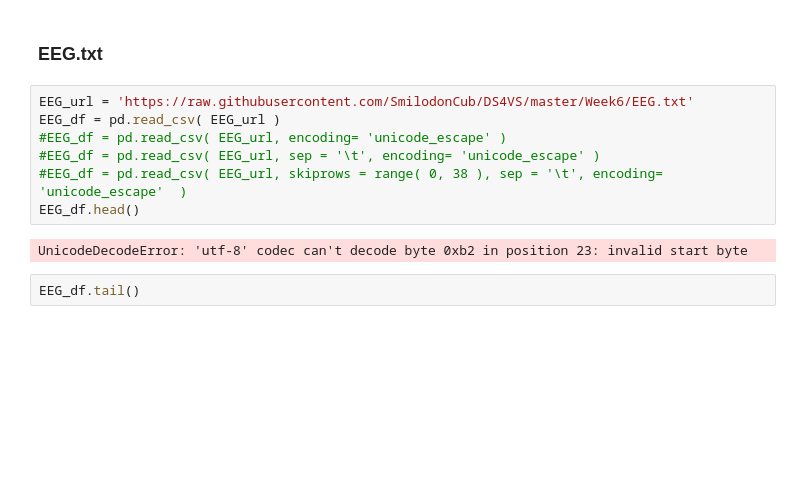
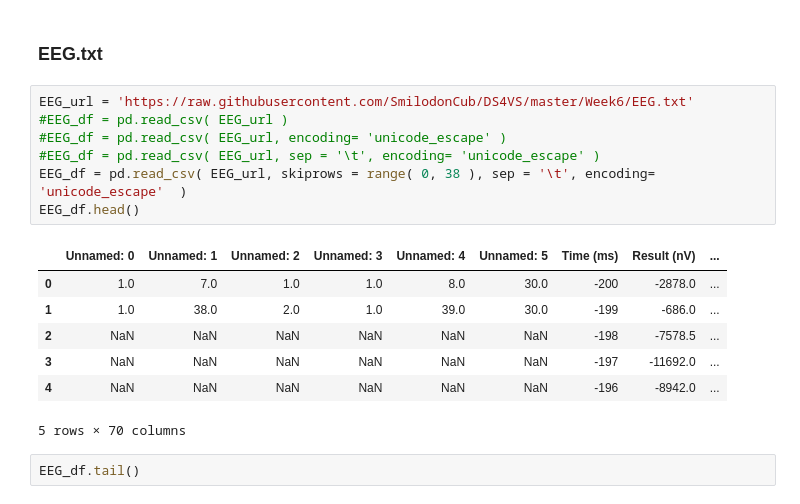
Before and after one commit to SmilodonCub/DS4VS, a Jupyter notebook: Week6/DS4VS_week6_EDA.ipynb, the cells around one changed output. Drawn from its saved outputs; the diff is of its cells as text; blank space fills up the shorter version.

```diff
--- a/Week6/DS4VS_week6_EDA.ipynb
+++ b/Week6/DS4VS_week6_EDA.ipynb
@@ -25,13 +39,19 @@ import seaborn as sns
 ### EEG.txt
 # %%
 EEG_url = 'https://raw.githubusercontent.com/SmilodonCub/DS4VS/master/Week6/EEG.txt'
-EEG_df = pd.read_csv( EEG_url )
+#EEG_df = pd.read_csv( EEG_url )
 #EEG_df = pd.read_csv( EEG_url, encoding= 'unicode_escape' )
 #EEG_df = pd.read_csv( EEG_url, sep = '\t', encoding= 'unicode_escape' )
-#EEG_df = pd.read_csv( EEG_url, skiprows = range( 0, 38 ), sep = '\t', encoding= 'unicode_escape'  )
+EEG_df = pd.read_csv( EEG_url, skiprows = range( 0, 38 ), sep = '\t', encoding= 'unicode_escape'  )
 EEG_df.head()
 # %% [output]
+|  | Unnamed: 0 | Unnamed: 1 | Unnamed: 2 | Unnamed: 3 | Unnamed: 4 | Unnamed: 5 | Time (ms) | Result (nV) | ... |
+| 0 | 1.0 | 7.0 | 1.0 | 1.0 | 8.0 | 30.0 | -200 | -2878.0 | ... |
+| 1 | 1.0 | 38.0 | 2.0 | 1.0 | 39.0 | 30.0 | -199 | -686.0 | ... |
+| 2 | NaN | NaN | NaN | NaN | NaN | NaN | -198 | -7578.5 | ... |
+| 3 | NaN | NaN | NaN | NaN | NaN | NaN | -197 | -11692.0 | ... |
+| 4 | NaN | NaN | NaN | NaN | NaN | NaN | -196 | -8942.0 | ... |
-UnicodeDecodeError: 'utf-8' codec can't decode byte 0xb2 in position 23: invalid start byte
+5 rows × 70 columns
 # %%
 EEG_df.tail()
 # %% [output]
```
Also changed, not shown: parts of 15 cells of this notebook, 1 other file.
